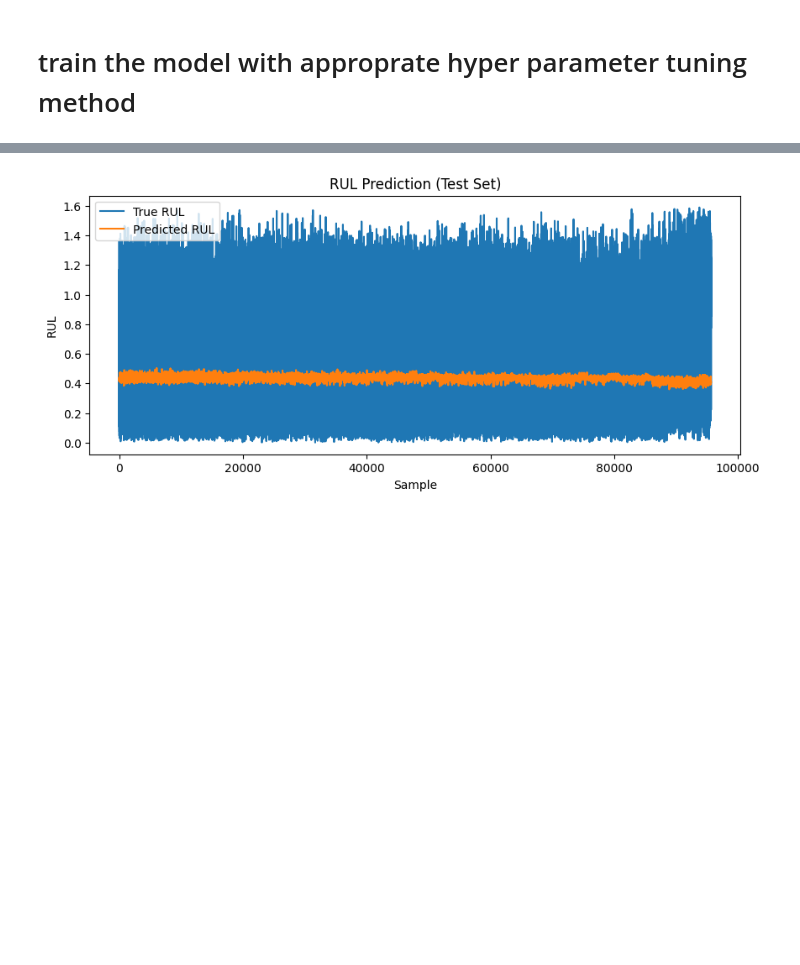
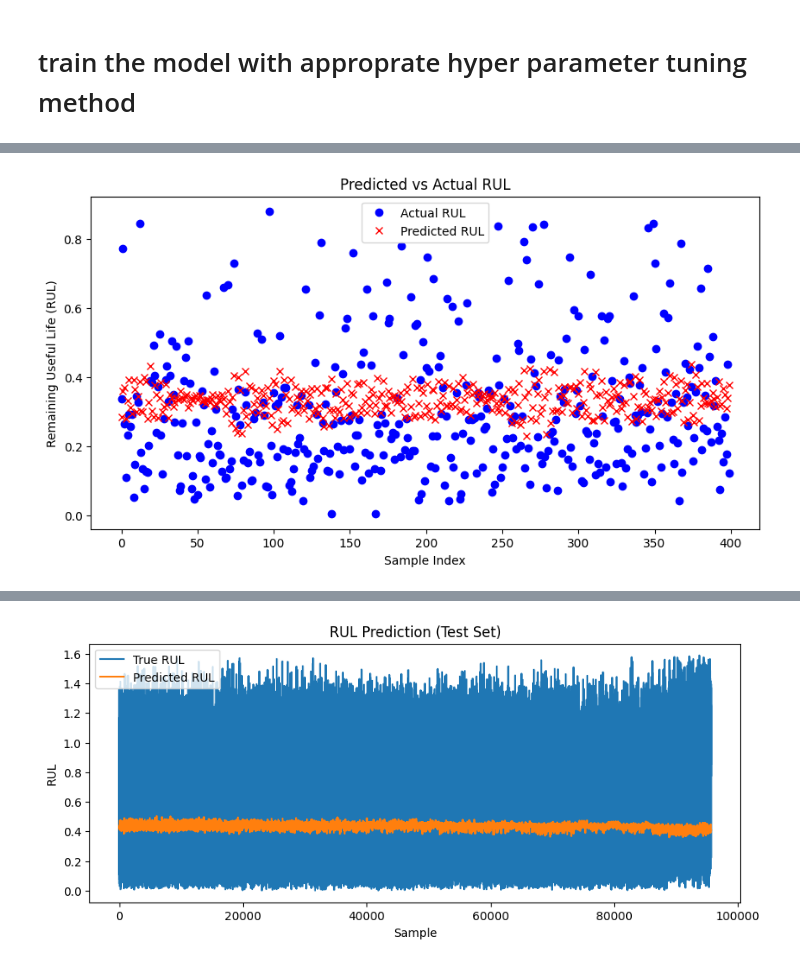
Before and after one commit to Begizew2112/10academykifiya-AIM-week0, a Jupyter notebook: ball bearing progress .ipynb, the cells around one changed output, grey strips where cells are left out. Saved outputs shown, nothing was run; the diff lists cells and outputs as text; code cells hidden in the pictures; blank space fills up the shorter version.

```diff
--- a/ball bearing progress .ipynb
+++ b/ball bearing progress .ipynb
@@ -461,0 +434,13 @@ Epoch 8/50
+# %%
+y_pred = model.predict(X_test)
+
+# Plot actual vs predicted values
+plt.figure(figsize=(10,5))
+plt.plot(y_test[:400], "bo", label="Actual RUL")  # Blue dots
+plt.plot(y_pred[:400], "rx", label="Predicted RUL")  # Red crosses
+plt.xlabel("Sample Index")
+plt.ylabel("Remaining Useful Life (RUL)")
+plt.legend()
+plt.title("Predicted vs Actual RUL")
+plt.show()
+# %% [output]
@@ -462,3 +448,4 @@ Epoch 8/50
+[figure, added]
 # %%
 y_pred = model.predict(X_test)
 
```
Also changed, not shown: parts of 17 cells of this notebook.
